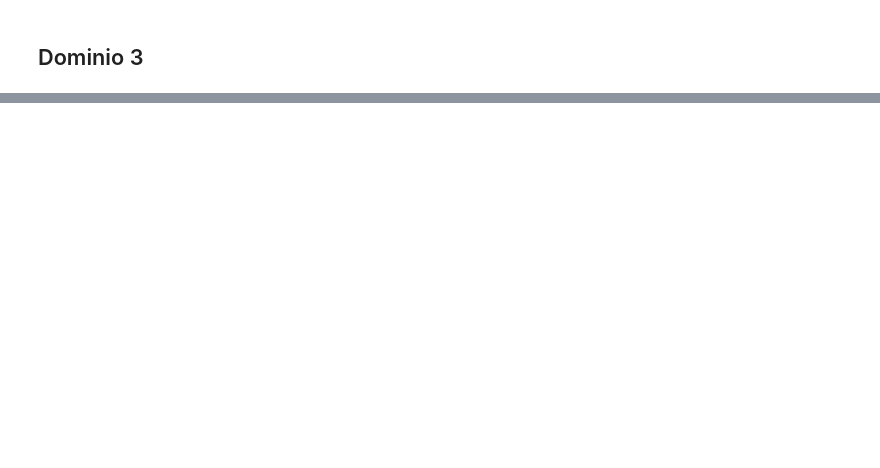
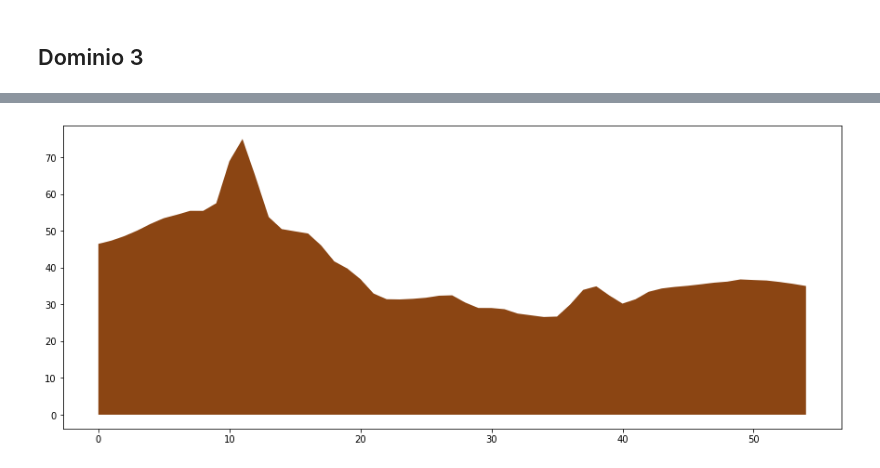
Before and after one commit to FernanGI/Modelizacion, a Jupyter notebook: Animaciones_Viento.ipynb, the cells around one changed output, grey strips where cells are left out. Cells and saved outputs as stored; diff of their text form; code cells hidden in the pictures; blank space fills up the shorter version.

```diff
--- a/Animaciones_Viento.ipynb
+++ b/Animaciones_Viento.ipynb
@@ -129,0 +278,89 @@ gif_viento("03")
+# %%
+import numpy as np
+import matplotlib.pyplot as plt
+from matplotlib.cm import get_cmap
+import cartopy.crs as crs
+from cartopy.feature import NaturalEarthFeature
+from netCDF4 import Dataset
+
+from wrf import (getvar, to_np, get_cartopy, latlon_coords, vertcross,
+                 cartopy_xlim, cartopy_ylim, interpline, CoordPair)
+
+# Open the NetCDF file
+filename = 'wrfout_d02_2021-05-11_00:00:00'
+ncfile = Dataset(filename)
+
+z = getvar(ncfile, "z",timeidx=0)
+lats, lons = latlon_coords(z)
+
+a=[[float(j) for j  in i] for  i in lats]
+lat_init, lat_fin = max([max(i) for i in a]),min([min(i) for i in a])
+start_point = CoordPair(lat=lat_init, lon=-3.6)
+end_point = CoordPair(lat= lat_fin, lon=-3.6)
+ter = getvar(ncfile, "ter")
+
+
+for i in range(0,169):
+    # Extraer del modelo las variables que vamosa  usar
+    z = getvar(ncfile, "z",units = "m",timeidx=i)[:16]
+    vel = getvar(ncfile, "uvmet_wspd_wdir", units="kt",timeidx = i)[0,:16]
+
+
+    # Realizar el corte vertical a la velocidad
+    vel_cross = vertcross(vel, z, wrfin=ncfile, start_point=start_point,
+                           end_point=end_point, latlon=True, meta=True)
+
+    # Crear la figura
+    fig = plt.figure(figsize=(15, 6))
+
+
+
+    #Para la subfigura 1
+    ax = plt.axes()
+
+    #Para mostrar el corte vertical el terreno
+    #Realizar el corte vertical
+    ter_line = interpline(ter, wrfin=ncfile, start_point=start_point,
+                          end_point=end_point)
+    #Para rellenar
+    ht_fill = ax.fill_between([i for i in range(55)],0,to_np(ter_line)/20, facecolor="saddlebrown")
+
+    # Hacer el contorno y rellenarlo con el corte vertical de la velocidad del viento
+    vel_contours = ax.contourf(to_np(presion_cross),levels = [i for i in range(0,70,5)], cmap=get_cmap("jet"))
+
+
+    # Add the color bar
+    plt.colorbar(presion_contours, ax=ax)
+
+    # Set the x-ticks to use latitude and longitude labels.
+    coord_pairs = to_np(presion_cross.coords["xy_loc"])
+    x_ticks = np.arange(coord_pairs.shape[0])
+    x_labels = [pair.latlon_str(fmt="{:.2f}, {:.2f}")
+                for pair in to_np(coord_pairs)]
+
+    ax.set_xticks(x_ticks[::20])
+    ax.set_xticklabels(x_labels[::20], rotation=45, fontsize=8)
+
+    # Set the y-ticks to be height.
+    vert_vals = to_np(presion_cross.coords["vertical"])
+    v_ticks = np.arange(vert_vals.shape[0])
+    ax.set_yticks(v_ticks[::20])
+    ax.set_yticklabels(vert_vals[::20], fontsize=8)
+
+    ax.set_xlabel("Latitud", fontsize=12)
+    ax.set_ylabel("Altura (m)", fontsize=12)
+    ax.set_ylim([0,80])
+
+
+    plt.title("Sección vertical de la presión \n Día {} Hora {}:00:00".format(i//24+11,i -i//24*24))
+
+    plt.savefig('figs/presion_v/presion_v_{}.png'.format(i))
+    #Para que no se muestren las imágenes
+    plt.close(fig)
+with imageio.get_writer('figs/v_vel.gif', mode='I') as writer:
+            for i in range(0,169):
+                for j in range(0,3):
+                    filename = 'figs/presion_v/presion_v_{}.png'.format(i)
+                    image = imageio.imread(filename)
+                    writer.append_data(image)
+# %% [output]
@@ -129,0 +368 @@ gif_viento("03")
+[figure, added]
```
Also changed, not shown: parts of 16 cells of this notebook.
